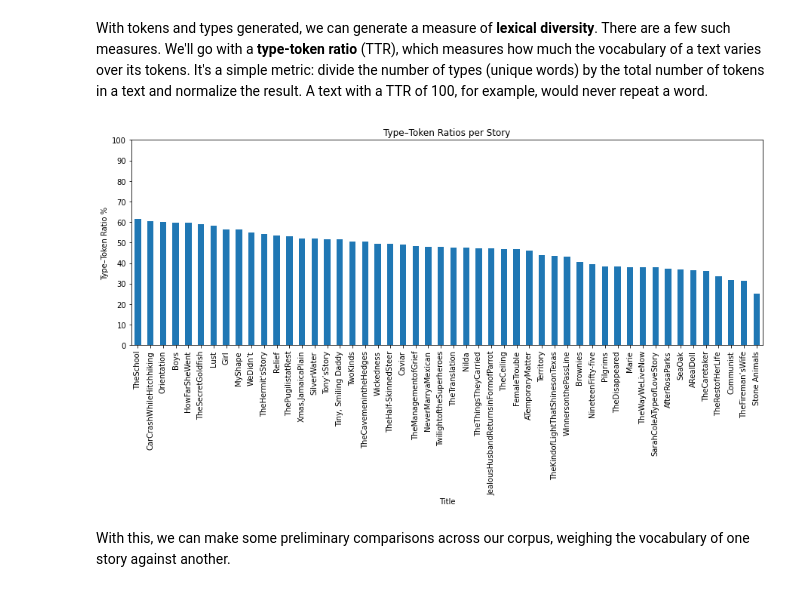
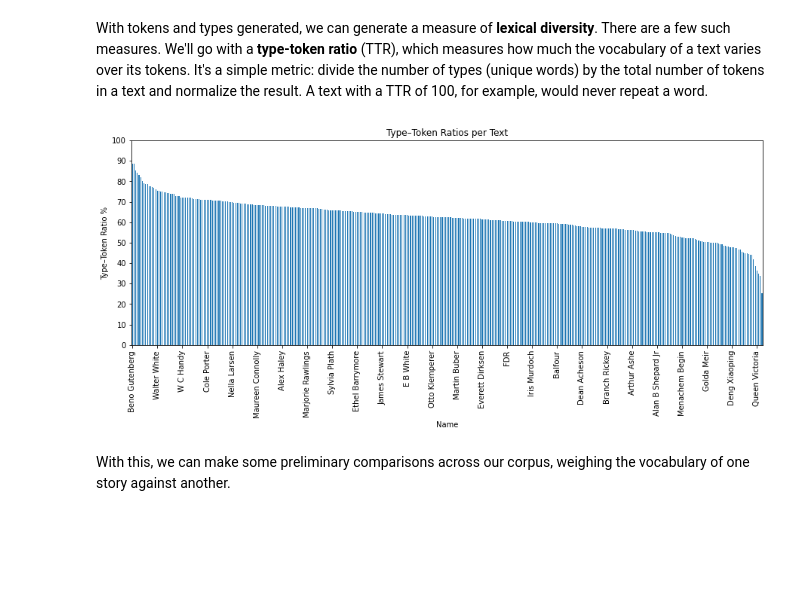
Before and after one commit to ucdavisdatalab/workshop_getting_started_with_textual_data, a Jupyter notebook: 04_corpus-analytics.ipynb, the cells around one changed output. Saved outputs shown, nothing was run; the diff lists cells and outputs as text; code cells hidden in the pictures; blank space fills up the shorter version.

```diff
--- a/04_corpus-analytics.ipynb
+++ b/04_corpus-analytics.ipynb
@@ -177,7 +190,7 @@ corpus = []
 for title in manifest.index:
     filepath = indir + manifest.loc[title, 'FILE_NAME']
     with open(filepath, 'r') as f:
-        story = f.read()
-        cleaned_story = clean(story)
-        corpus.append(cleaned_story)
+        text = f.read()
+        cleaned = clean(text)
+        corpus.append(cleaned)
 # %% [markdown]
@@ -302,6 +315,6 @@ to the column names of `dtm` and assign the story titles in `manifest` to its in
 associate column values with row values.
 # %%
 dtm.columns = count_vectorizer.get_feature_names_out()
-dtm.index = manifest.index
+dtm.index = manifest['NAME']
 dtm.iloc[:5,:15]
 # %% [output]
@@ -348,9 +371,14 @@ vocabulary, whereas tokens correspond to the amount of each type in a story.
 # %%
-manifest = manifest.assign(NUM_TYPES = dtm.apply(np.count_nonzero, axis = 1))
+manifest = manifest.assign(NUM_TYPES = dtm.apply(np.count_nonzero, axis = 1).values)
 
-manifest['NUM_TYPES'].sort_values(ascending = False).plot.bar(figsize = (15, 5),
-                                                              title = "Types per Story",
-                                                              xlabel = 'Title',
-                                                              ylabel = 'Number of Types'
-                                                             );
+to_plot = manifest.sort_values('NUM_TYPES', ascending = False).reset_index(drop=True)
+ax = to_plot.plot.bar(figsize = (15, 5),
+                      y = 'NUM_TYPES',
+                      title = 'Types per Text',
+                      xlabel = 'Name',
+                      ylabel = 'Number of Types',
+                      legend = False,
+                      xticks = to_plot[::15].index,
+                     )
+ax.set_xticklabels(to_plot[::15]['NAME']);
 # %% [output]
@@ -363,15 +391,19 @@ normalize the result. A text with a TTR of 100, for example, would never repeat
 # %%
 manifest = manifest.assign(TTR = (manifest['NUM_TYPES'] / manifest['NUM_TOKENS']) * 100)
 
-manifest['TTR'].sort_values(ascending = False).plot.bar(figsize = (15, 5),
-                                                        title = 'Type–Token Ratios per Story',
-                                                        legend = None,
-                                                        xlabel = 'Title',
-                                                        ylabel = 'Type–Token Ratio %',
-                                                        yticks = range(0, 110, 10)
-                                                       );
+to_plot = manifest.sort_values('TTR', ascending = False).reset_index(drop=True)
+ax = to_plot.plot.bar(figsize = (15, 5),
+                      y = 'TTR',
+                      title = 'Type–Token Ratios per Text',
+                      xlabel = 'Name',
+                      ylabel = 'Type–Token Ratio %',
+                      legend = False,
+                      xticks = to_plot[::15].index,
+                      yticks = range(0, 110, 10)
+                     )
+ax.set_xticklabels(to_plot[::15]['NAME']);
 # %% [output]
-[figure, old version]
+[figure, new version]
 # %% [markdown]
 With this, we can make some preliminary comparisons across our corpus, weighing the vocabulary of one story against
 another.
```
Also changed, not shown: parts of 48 cells of this notebook, 2 other files.
